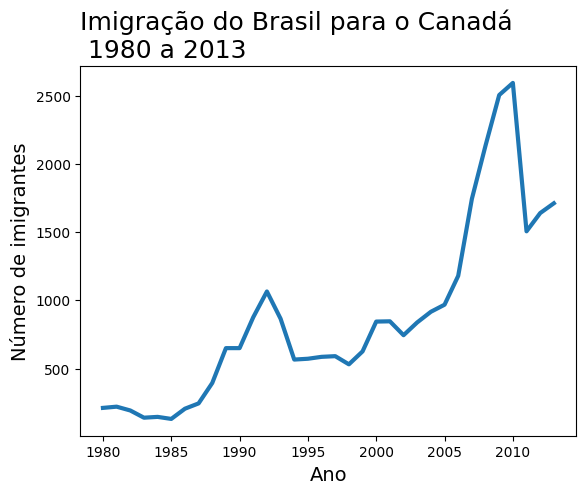
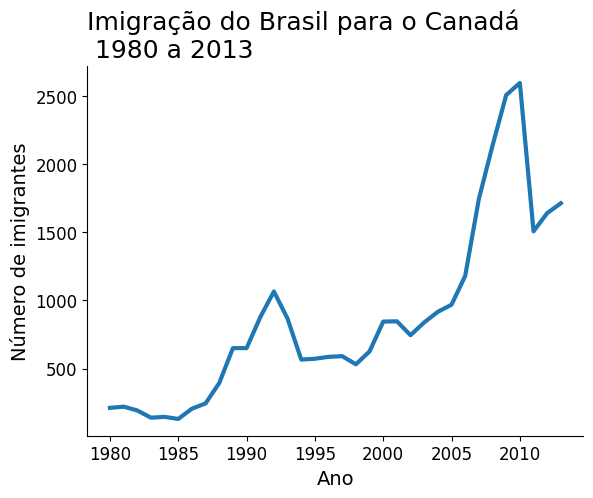
Code edit (unified diff) that turned the first committed figure into the second:
--- before
+++ after
@@ -5,4 +5,9 @@
 ax.set_xlabel('Ano',fontsize=14)
 ax.set_ylabel('Número de imigrantes',fontsize=14)
+ax.yaxis.set_tick_params(labelsize=12)
+ax.xaxis.set_tick_params(labelsize=12)
+ax.spines['top'].set_visible(False)
+ax.spines['right'].set_visible(False)
+
 
 plt.show()

Commit: Melhora visualização do gráfico de imigrantes brasileiros